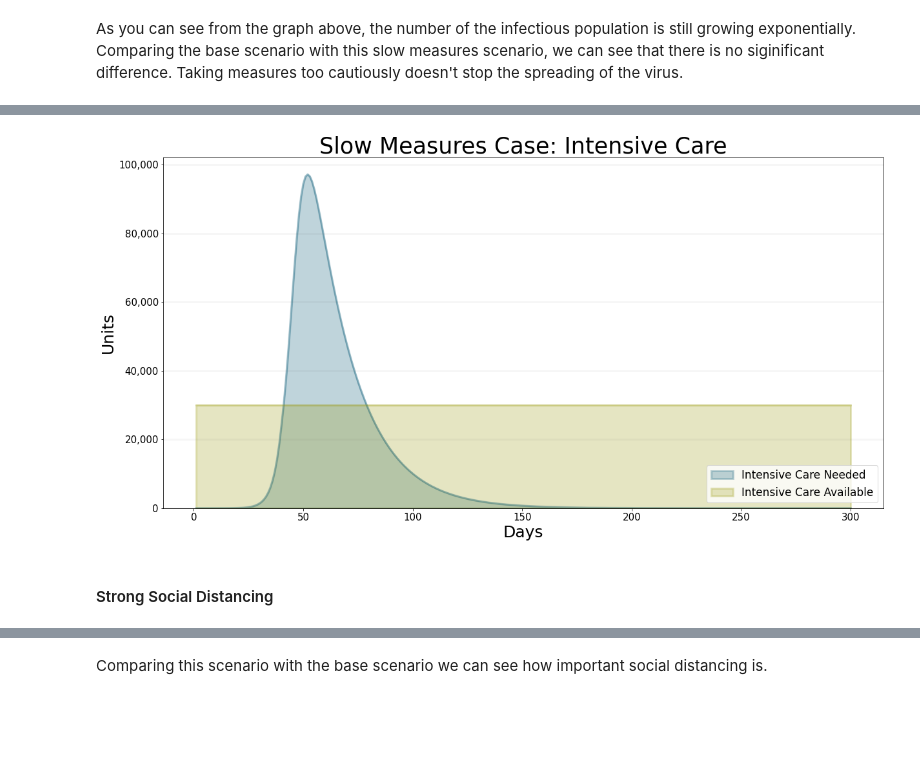
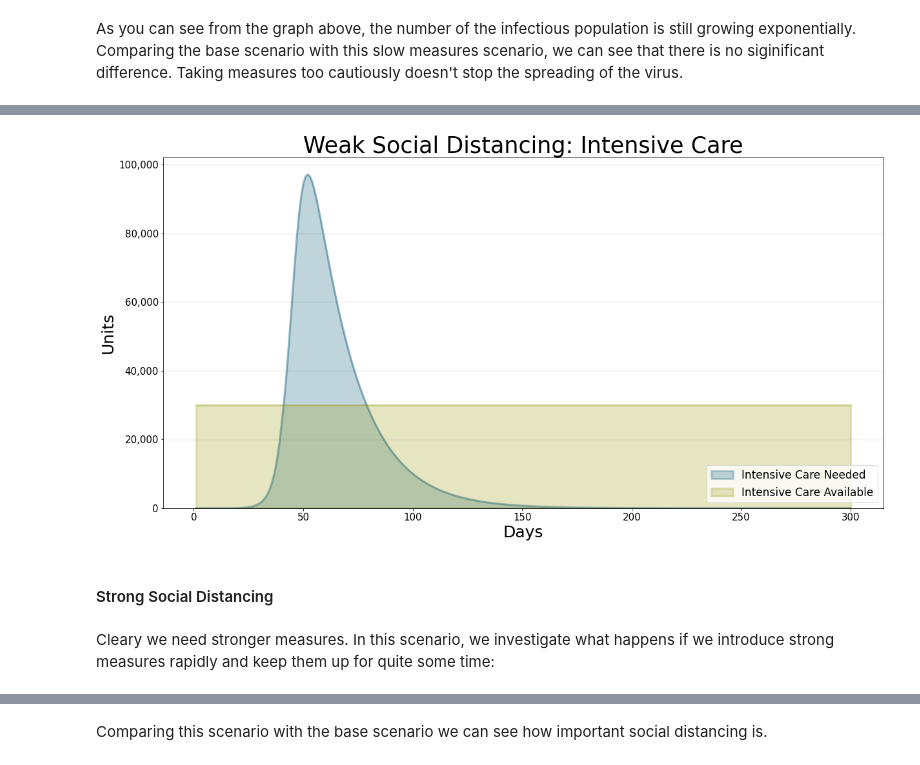
Before and after one commit to transentis/sim-covid-19, a Jupyter notebook: sim-covid-19.ipynb, the cells around one changed output, grey strips where cells are left out. Cells and saved outputs as stored; diff of their text form; code cells hidden in the pictures; blank space fills up the shorter version.

```diff
--- a/sim-covid-19.ipynb
+++ b/sim-covid-19.ipynb
@@ -263,19 +410,21 @@ bptk.plot_scenarios(
 # %%
 bptk.plot_scenarios(
     scenario_managers=["smSir"],
-    scenarios=["contactLargeGroups"],
-    title="Slow Measures Case: Intensive Care",
+    scenarios=["weakSocialDistancing"],
+    title="Weak Social Distancing: Intensive Care",
     x_label="Days",
     y_label="Units",
-    equations=["needed","available"],
+    equations=["intensive_needed","intensive_available"],
     series_names={
-        "smSir_contactLargeGroups_needed" : "Intensive Care Needed",
-        "smSir_contactLargeGroups_available" : "Intensive Care Available"
+        "smSir_weakSocialDistancing_intensive_needed" : "Intensive Care Needed",
+        "smSir_weakSocialDistancing_intensive_available" : "Intensive Care Available"
     },
     visualize_to_period=300
 )
 # %% [output]
-[figure, old version]
+[figure, new version]
 # %% [markdown]
 #### Strong Social Distancing
+# %% [markdown]
+Cleary we need stronger measures. In this scenario, we investigate what happens if we introduce strong measures rapidly and keep them up for quite some time:
 # %%
```
Also changed, not shown: parts of 115 cells of this notebook, 9 other files.
